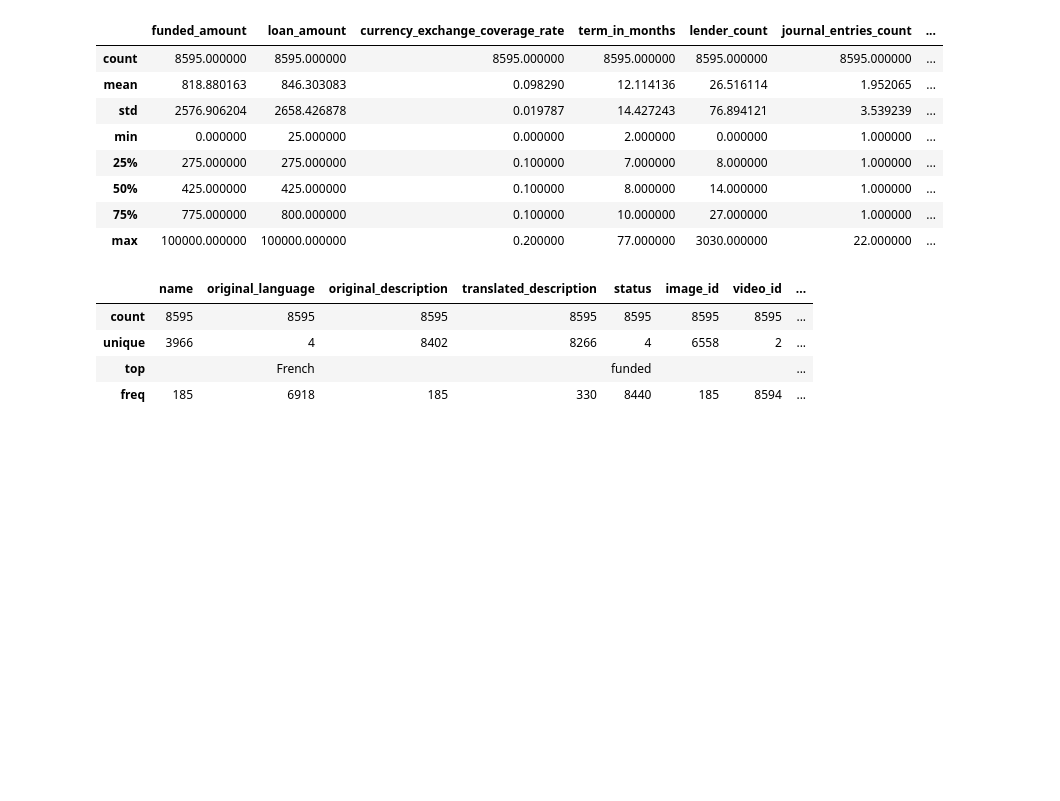
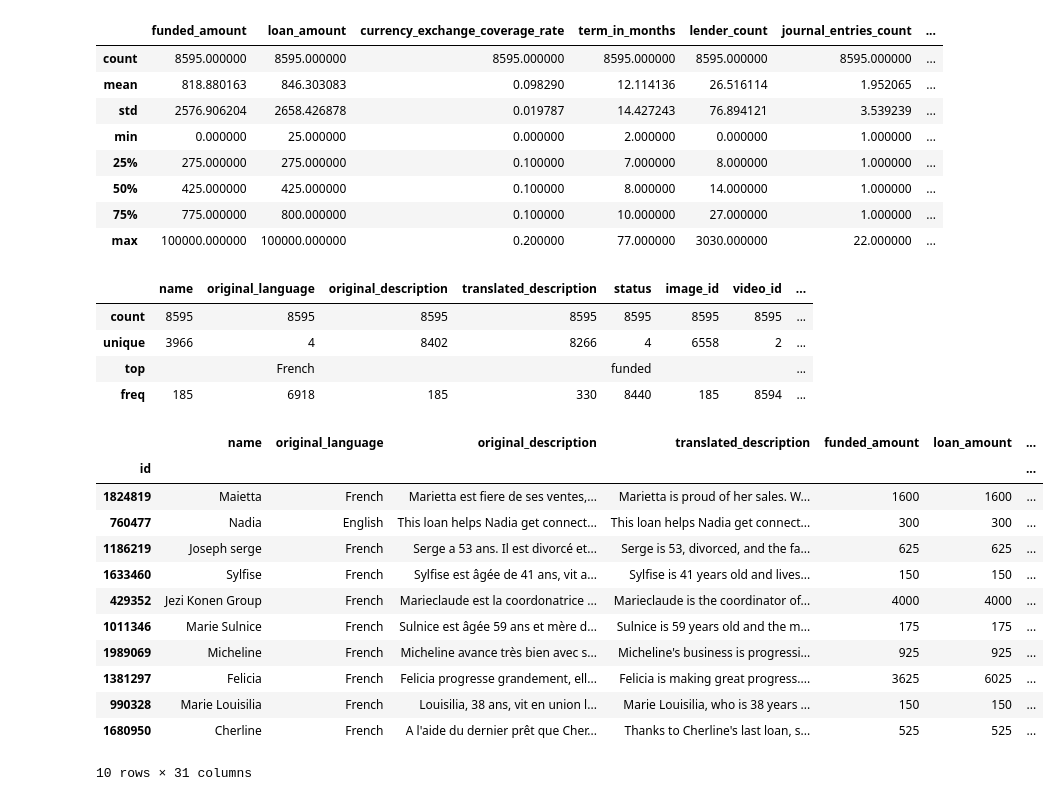
Before and after one commit to tipanverella/kiva-ayiti, a Jupyter notebook: AyitiEDA.ipynb, the cells around one changed output. Drawn from its saved outputs; the diff is of its cells as text; code cells hidden in the pictures; blank space fills up the shorter version.

Commit message:
mwen ajou t head(10)

```diff
--- a/AyitiEDA.ipynb
+++ b/AyitiEDA.ipynb
@@ -63,3 +65,19 @@ frame.describe(include='O')
 | unique | 3966 | 4 | 8402 | 8266 | 4 | 6558 | 2 | ... |
 | top |  | French |  |  | funded |  |  | ... |
 | freq | 185 | 6918 | 185 | 330 | 8440 | 185 | 8594 | ... |
+# %%
+frame.head(10)
+# %% [output]
+|  | name | original_language | original_description | translated_description | funded_amount | loan_amount | ... |
+| id |  |  |  |  |  |  | ... |
+| 1824819 | Maietta | French | Marietta est fiere de ses ventes,... | Marietta is proud of her sales. W... | 1600 | 1600 | ... |
+| 760477 | Nadia | English | This loan helps Nadia get connect... | This loan helps Nadia get connect... | 300 | 300 | ... |
+| 1186219 | Joseph serge | French | Serge a 53 ans. Il est divorcé et... | Serge is 53, divorced, and the fa... | 625 | 625 | ... |
+| 1633460 | Sylfise | French | Sylfise est âgée de 41 ans, vit a... | Sylfise is 41 years old and lives... | 150 | 150 | ... |
+| 429352 | Jezi Konen Group | French | Marieclaude est la coordonatrice ... | Marieclaude is the coordinator of... | 4000 | 4000 | ... |
+| 1011346 | Marie Sulnice | French | Sulnice est âgée 59 ans et mère d... | Sulnice is 59 years old and the m... | 175 | 175 | ... |
+| 1989069 | Micheline | French | Micheline avance très bien avec s... | Micheline's business is progressi... | 925 | 925 | ... |
+| 1381297 | Felicia | French | Felicia progresse grandement, ell... | Felicia is making great progress.... | 3625 | 6025 | ... |
+| 990328 | Marie Louisilia | French | Louisilia, 38 ans, vit en union l... | Marie Louisilia, who is 38 years ... | 150 | 150 | ... |
+| 1680950 | Cherline | French | A l'aide du dernier prêt que Cher... | Thanks to Cherline's last loan, s... | 525 | 525 | ... |
+10 rows × 31 columns
```
Also changed, not shown: parts of 2 cells of this notebook.
